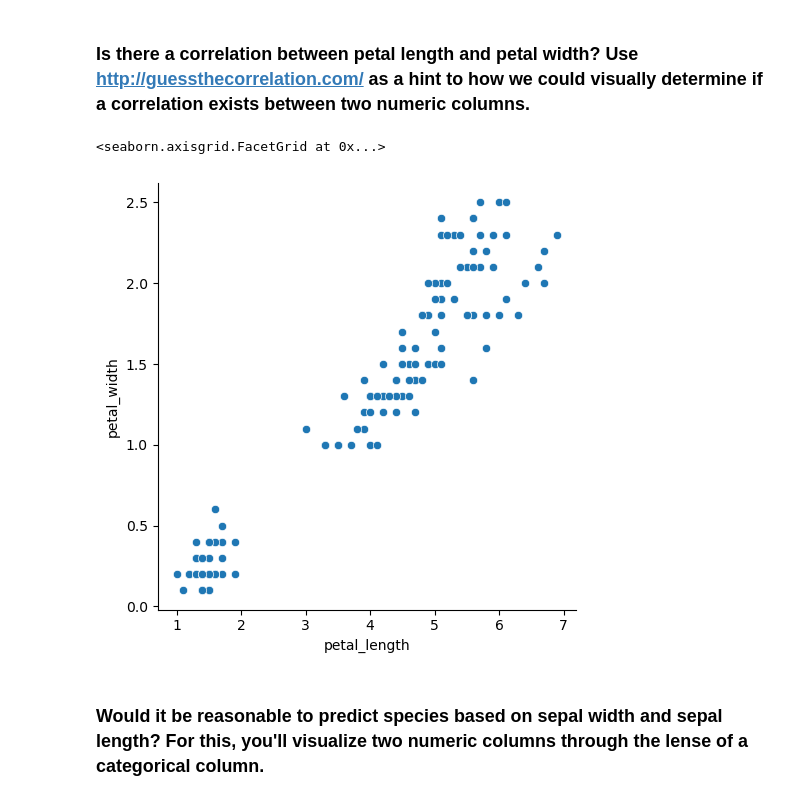
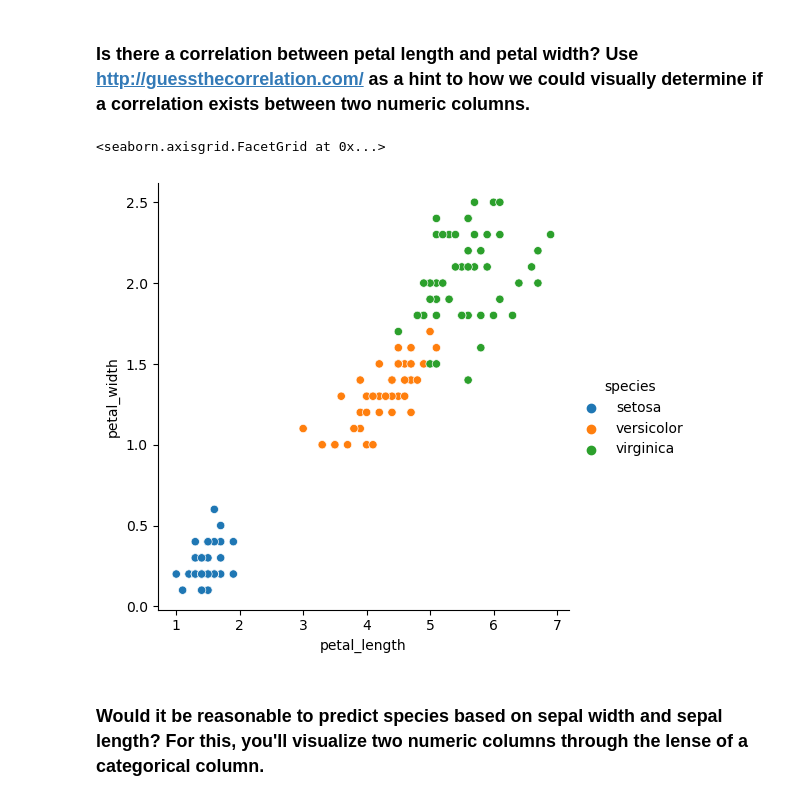
Before and after one commit to skylerschnee/numpy-pandas-visualization-exercises, a Jupyter notebook: seaborn_exercises.ipynb, the cells around one changed output. Drawn from its saved outputs; the diff is of its cells as text; code cells hidden in the pictures.

```diff
--- a/seaborn_exercises.ipynb
+++ b/seaborn_exercises.ipynb
@@ -26,10 +26,12 @@ plt.show()
 # %% [markdown]
 ### Is there a correlation between petal length and petal width? Use http://guessthecorrelation.com/ as a hint to how we could visually determine if a correlation exists between two numeric columns.
 # %%
-sns.relplot(x='petal_length', y='petal_width', data=iris)
+sns.relplot(x='petal_length', y='petal_width', hue='species' , data=iris)
+
+# yes
 # %% [output]
 <seaborn.axisgrid.FacetGrid at 0x...>
-[figure, old version]
+[figure, new version]
 # %% [markdown]
 ### Would it be reasonable to predict species based on sepal width and sepal length? For this, you'll visualize two numeric columns through the lense of a categorical column.
 # %%
```
Also changed, not shown: parts of 26 cells of this notebook.
